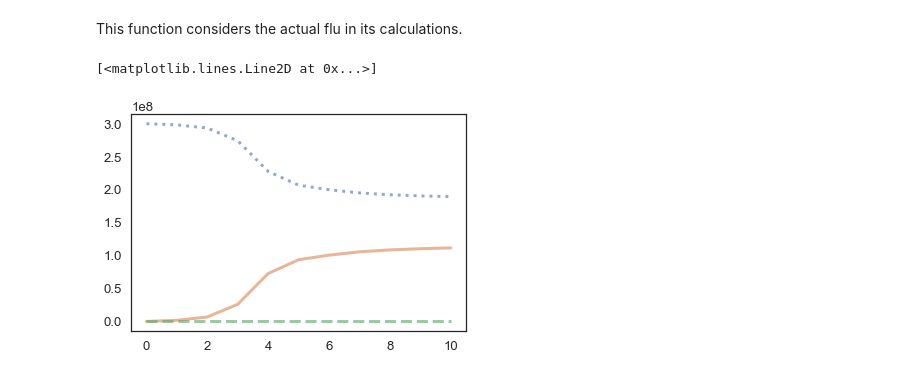
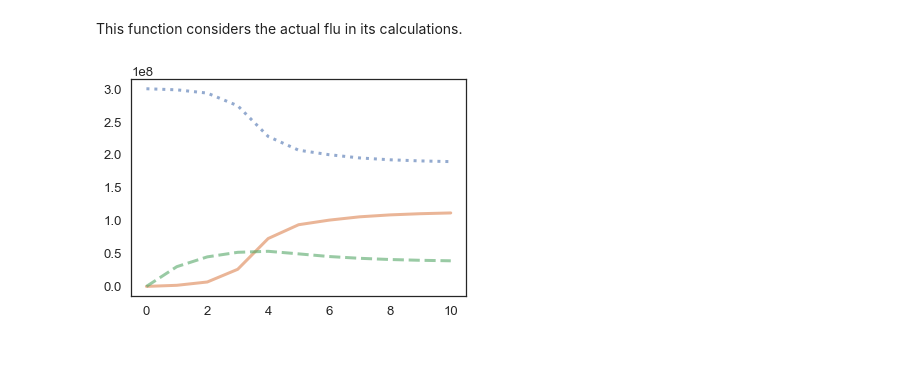
Before and after one commit to hardlyrichie/modsim-project1, a Jupyter notebook: Influenza Modelation.ipynb, the cells around one changed output. Drawn from its saved outputs; the diff is of its cells as text; code cells hidden in the pictures.

```diff
--- a/Influenza Modelation.ipynb
+++ b/Influenza Modelation.ipynb
@@ -137,6 +137,3 @@ death_rate = read_csv("data/DeathRates2017-18.csv", skipinitialspace=True, useco
 death_rate;
 # %% [markdown]
 ### Model
-# %%
-system = System(initpopulation = 300000000,vaccinationPercent = vacc, infection_rate = 0, vaccineEffectiveRate =0, infectionDeathRate =0, diseaseSurvivalRate = 0)
-pops = State(vaccinated = TimeSeries(), infected= TimeSeries(), population= TimeSeries());
@@ -176,22 +180,23 @@ This function considers the actual flu in its calculations.
 # %%
 def Infection_population_vaccine_Test():
     pops.population[0] = system.initpopulation
     pops.vaccinated[0] = 0;
     pops.infected[0] = 0;
     months = [1,2,3,4,5,6,7,8,9,10]
     for i in months:
         deltavaccinated = pops.population[i-1] * system.vaccinationPercent[i-1]/100
         pops.vaccinated[i] = pops.vaccinated[i-1] + deltavaccinated
 
-        deltainfected = pops.population[i-1] * system.infection_rate - pops.infected[i-1] * system.infectionDeathRate - pops.infected[i-1] * system.diseaseSurvivalRate
+        deltainfected = pops.population[i-1] * system.infection_rate - pops.infected[i-1] * system.infectionDeathRate - pops.infected[i-1] * system.diseaseRecoveryRate
         pops.infected[i] = pops.infected[i-1] + deltainfected
 
 
         pops.population[i] = pops.population[i-1] + birth_rate[birth_rate.columns[0]].iloc[i] - death_rate[death_rate.columns[0]].iloc[i] - deltavaccinated
 
     plot(pops.population,':', label = 'Population');
     plot(pops.vaccinated, label ='Vaccinated');
     plot(pops.infected, "--g", label = 'Infected');
+
+Infection_population_vaccine_Test();
 # %% [output]
-[<matplotlib.lines.Line2D at 0x...>]
-[figure, old version]
+[figure, new version]
```
Also changed, not shown: parts of 13 cells of this notebook.
